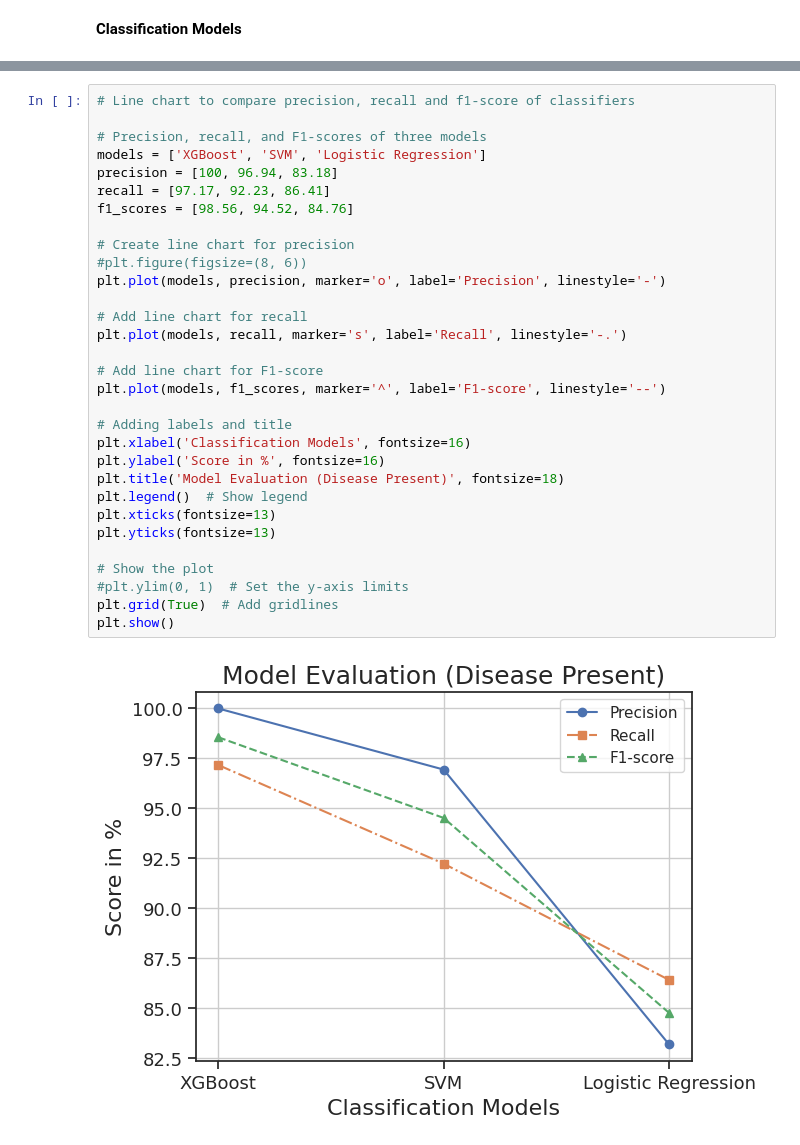
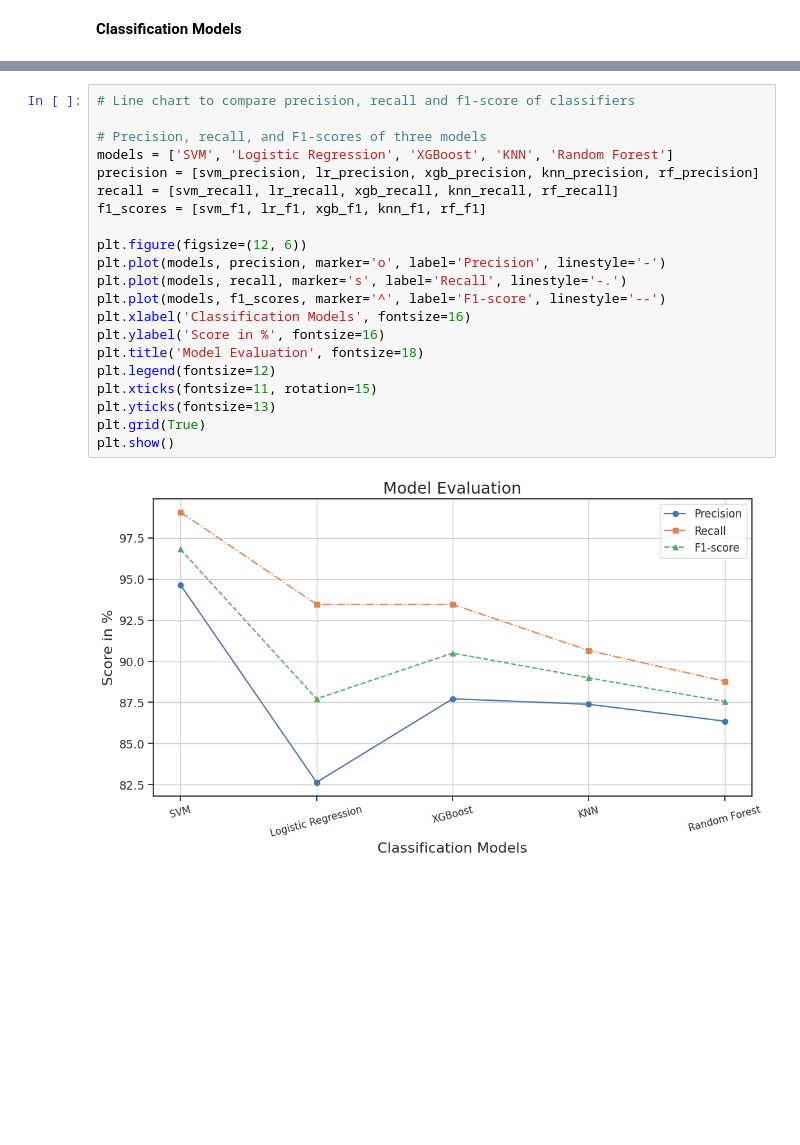
Before and after one commit to Reema-Almadhi/heart-disease-prediction, a Jupyter notebook: Heart_disease_prediction.ipynb, the cells around one changed output, grey strips where cells are left out. Saved outputs shown, nothing was run; the diff lists cells and outputs as text; blank space fills up the shorter version.

```diff
--- a/Heart_disease_prediction.ipynb
+++ b/Heart_disease_prediction.ipynb
@@ -435,33 +568,23 @@ plt.show()
 # %%
 # Line chart to compare precision, recall and f1-score of classifiers
 
 # Precision, recall, and F1-scores of three models
-models = ['XGBoost', 'SVM', 'Logistic Regression']
-precision = [100, 96.94, 83.18]
-recall = [97.17, 92.23, 86.41]
-f1_scores = [98.56, 94.52, 84.76]
+models = ['SVM', 'Logistic Regression', 'XGBoost', 'KNN', 'Random Forest']
+precision = [svm_precision, lr_precision, xgb_precision, knn_precision, rf_precision]
+recall = [svm_recall, lr_recall, xgb_recall, knn_recall, rf_recall]
+f1_scores = [svm_f1, lr_f1, xgb_f1, knn_f1, rf_f1]
 
-# Create line chart for precision
-#plt.figure(figsize=(8, 6))
+plt.figure(figsize=(12, 6))
 plt.plot(models, precision, marker='o', label='Precision', linestyle='-')
-
-# Add line chart for recall
 plt.plot(models, recall, marker='s', label='Recall', linestyle='-.')
-
-# Add line chart for F1-score
 plt.plot(models, f1_scores, marker='^', label='F1-score', linestyle='--')
-
-# Adding labels and title
 plt.xlabel('Classification Models', fontsize=16)
 plt.ylabel('Score in %', fontsize=16)
-plt.title('Model Evaluation (Disease Present)', fontsize=18)
-plt.legend()  # Show legend
-plt.xticks(fontsize=13)
+plt.title('Model Evaluation', fontsize=18)
+plt.legend(fontsize=12)
+plt.xticks(fontsize=11, rotation=15)
 plt.yticks(fontsize=13)
-
-# Show the plot
-#plt.ylim(0, 1)  # Set the y-axis limits
-plt.grid(True)  # Add gridlines
+plt.grid(True)
 plt.show()
 # %% [output]
-[figure, old version]
+[figure, new version]
```
Also changed, not shown: parts of 21 cells of this notebook.
